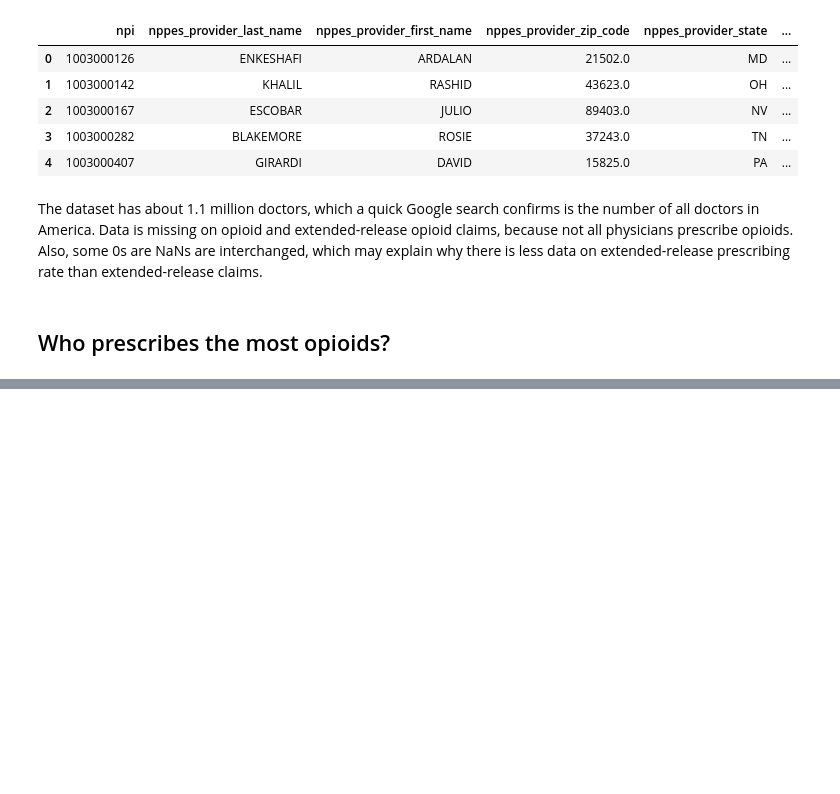
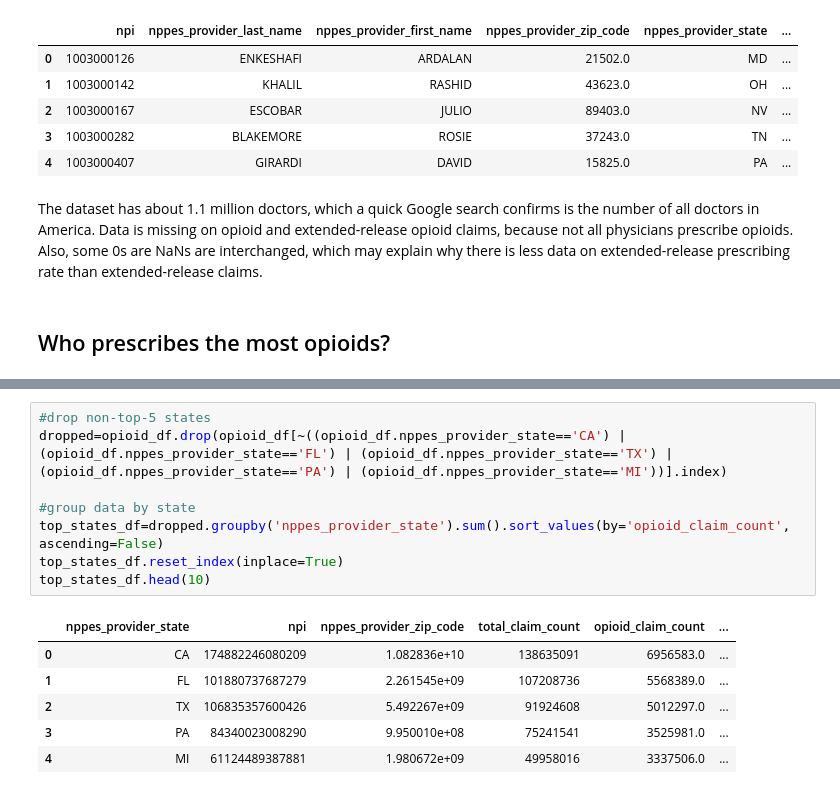
Before and after one commit to usmanakhter/cms_opioid, a Jupyter notebook: opioid_prescribing.ipynb, the cells around one changed output, grey strips where cells are left out. Cells and saved outputs as stored; diff of their text form; blank space fills up the shorter version.

```diff
--- a/opioid_prescribing.ipynb
+++ b/opioid_prescribing.ipynb
@@ -93,0 +111,15 @@ opioid_df[~opioid_df['specialty_description'].str.contains("Pain|Rehabilitation"
+# %%
+#drop non-top-5 states
+dropped=opioid_df.drop(opioid_df[~((opioid_df.nppes_provider_state=='CA') | (opioid_df.nppes_provider_state=='FL') | (opioid_df.nppes_provider_state=='TX') | (opioid_df.nppes_provider_state=='PA') | (opioid_df.nppes_provider_state=='MI'))].index)
+
+#group data by state
+top_states_df=dropped.groupby('nppes_provider_state').sum().sort_values(by='opioid_claim_count', ascending=False)
+top_states_df.reset_index(inplace=True)
+top_states_df.head(10)
+# %% [output]
+|  | nppes_provider_state | npi | nppes_provider_zip_code | total_claim_count | opioid_claim_count | ... |
+| 0 | CA | 174882246080209 | 1.082836e+10 | 138635091 | 6956583.0 | ... |
+| 1 | FL | 101880737687279 | 2.261545e+09 | 107208736 | 5568389.0 | ... |
+| 2 | TX | 106835357600426 | 5.492267e+09 | 91924608 | 5012297.0 | ... |
+| 3 | PA | 84340023008290 | 9.950010e+08 | 75241541 | 3525981.0 | ... |
+| 4 | MI | 61124489387881 | 1.980672e+09 | 49958016 | 3337506.0 | ... |
```
Also changed, not shown: parts of 8 cells of this notebook.
